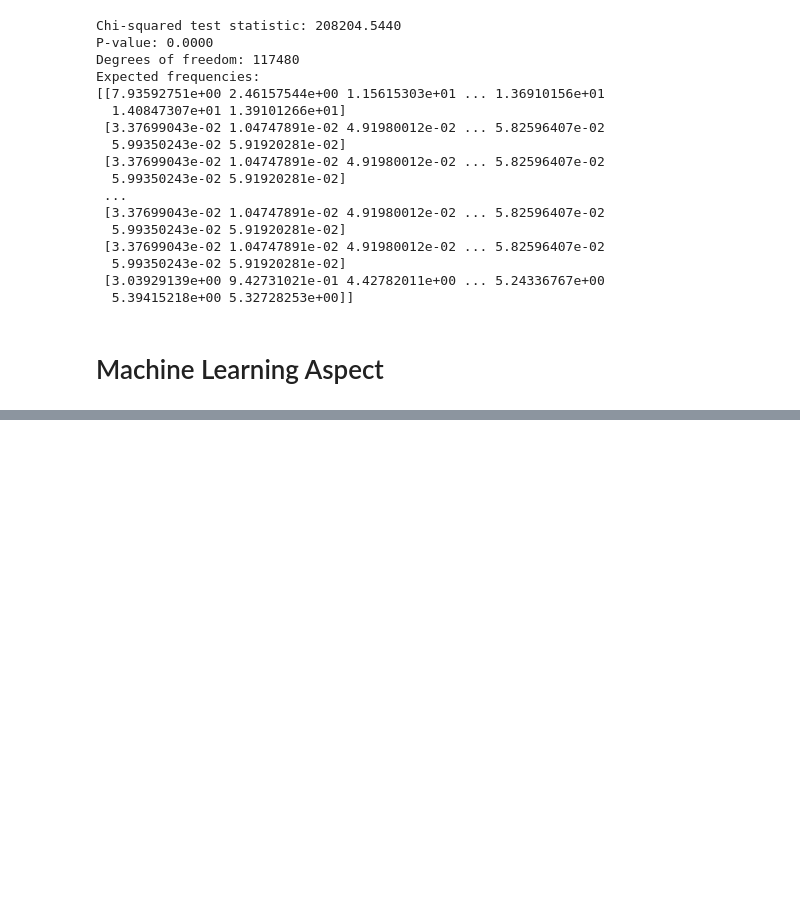
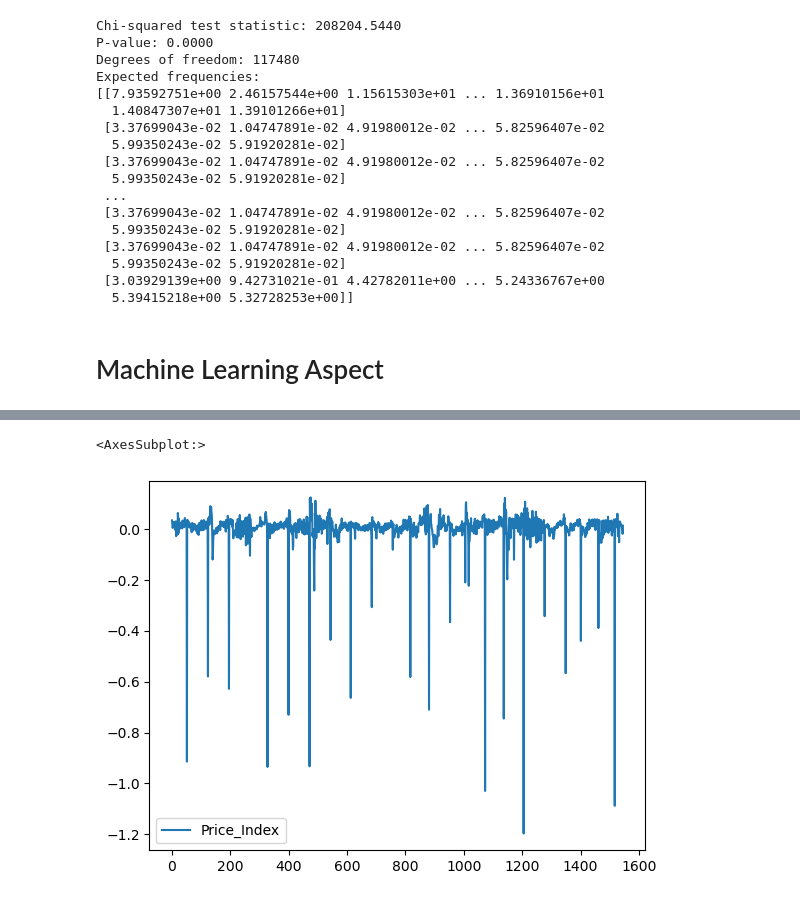
Before and after one commit to sba22232/Sem1CA1Repeatsba22232, a Jupyter notebook: Sem1CA1Repeat/Sem1CA1Repeatsba22232.ipynb, the cells around one changed output, grey strips where cells are left out. Cells and saved outputs as stored; diff of their text form; code cells hidden in the pictures; blank space fills up the shorter version.

```diff
--- a/Sem1CA1Repeat/Sem1CA1Repeatsba22232.ipynb
+++ b/Sem1CA1Repeat/Sem1CA1Repeatsba22232.ipynb
@@ -1244,0 +1112,6 @@ MSE: 27908682535.278477
+# %%
+df_train_diff = df_train.diff().dropna()
+df_train_diff.plot()
+# %% [output]
+<AxesSubplot:>
+[figure, added]
```
Also changed, not shown: parts of 40 cells of this notebook, 1 other file.
